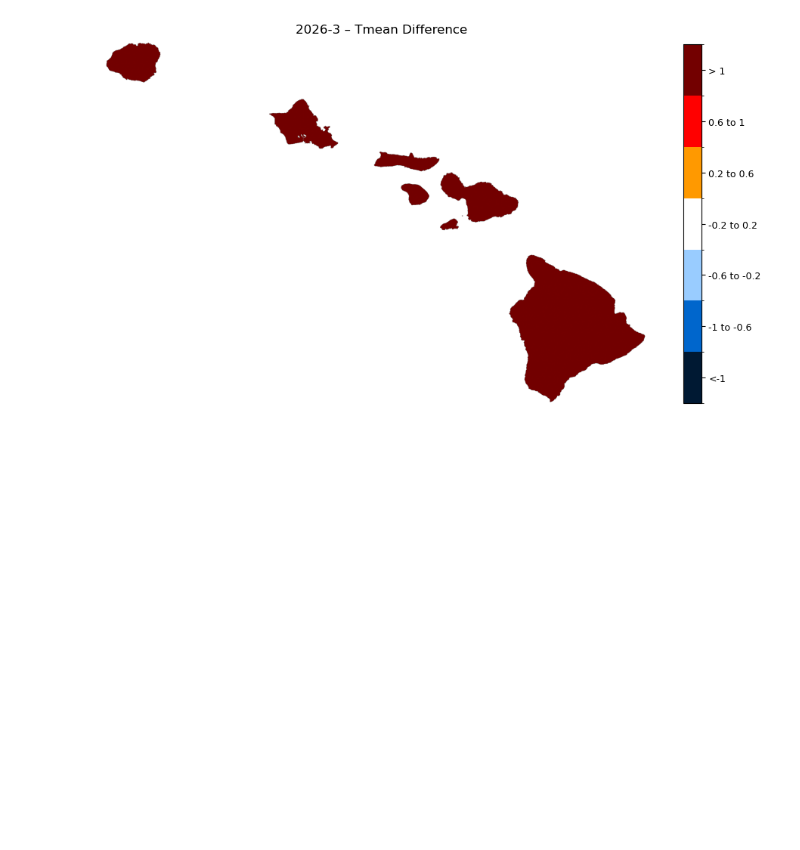
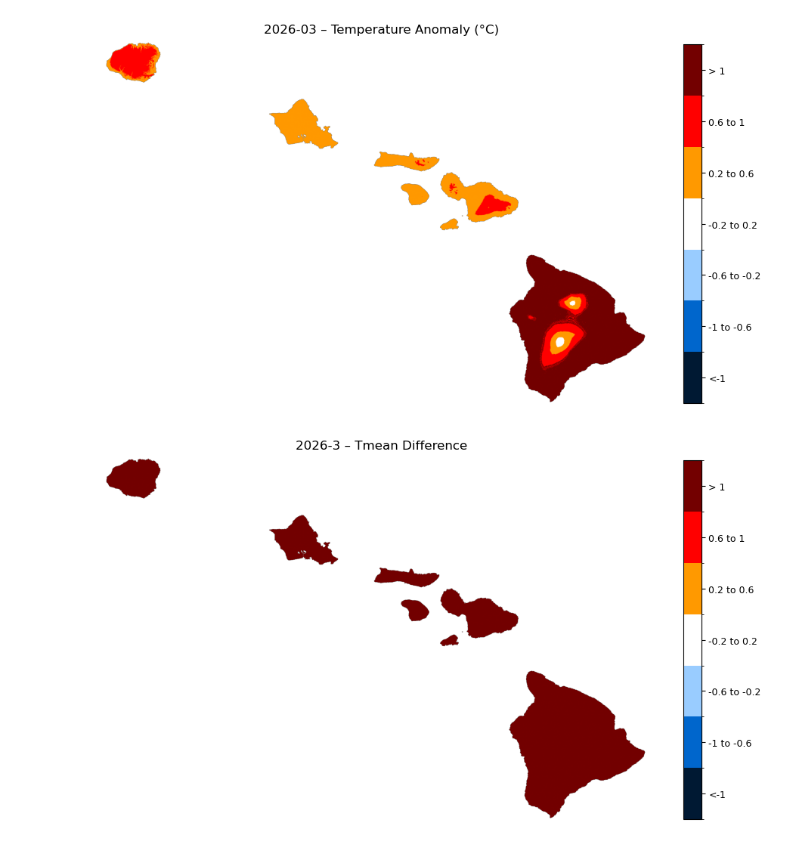
Before and after one commit to cherryleh/climate-summary, a Jupyter notebook: dews-hawaii-app/scripts/temp_category.ipynb, the cells around one changed output. Cells and saved outputs as stored; diff of their text form; code cells hidden in the pictures; blank space fills up the shorter version.

Commit message:
Make map script

```diff
--- a/dews-hawaii-app/scripts/temp_category.ipynb
+++ b/dews-hawaii-app/scripts/temp_category.ipynb
@@ -45 +90,88 @@ with rasterio.open(f"../public/tifs/tmean_diff_{year}_{month:02d}.tif", "w", **m
+# %%
+import os
+import numpy as np
+import rasterio
+import matplotlib.pyplot as plt
+from matplotlib.colors import ListedColormap, BoundaryNorm
+
+# --- Setup ---
+month = 3
+year = '2026'
+dataset = 'temperature'
+local_dep_dir = "/Users/cherryleheu/Documents/dews-hawaii/dews-hawaii-app/scripts/data/dependencies"
+output_dir = "/Users/cherryleheu/Documents/dews-hawaii/dews-hawaii-app/public"
+
+# File Paths
+climo_file = os.path.join(local_dep_dir, f"climo/{dataset}/{dataset}_1991-2020_{month:02d}.tif")
+raster_dir = os.path.join(local_dep_dir, dataset, f"{dataset}_{year}_{month:02d}.tif")
+
+# 1. Read Climatology
+with rasterio.open(climo_file) as src:
+    temp_climo = src.read(1)
+    nodata_climo = src.nodata
+    meta = src.meta.copy()
+
+# 2. Read Current Month
+with rasterio.open(raster_dir) as src:
+    temp_curr = src.read(1)
+    nodata_curr = src.nodata
+    profile = src.profile
+
+# 3. Handle Masks and Calculate Difference
+# Create masks for both (True where data is nodata)
+mask_climo = (temp_climo == nodata_climo)
+mask_curr = (temp_curr == nodata_curr)
+combined_mask = mask_climo | mask_curr
+
+# Convert to float to allow for np.nan
+diff = temp_curr.astype(float) - temp_climo.astype(float)
+diff[combined_mask] = np.nan  # Apply combined mask
+
+# 4. Categorize the Difference
+thresholds = [
+    (-np.inf, -1, "#001933", "<-1"),
+    (-1, -0.6, "#0066CC", "-1 to -0.6"),
+    (-0.6, -0.2, "#99CCFF", "-0.6 to -0.2"),
+    (-0.2, 0.2, "#FFFFFF", "-0.2 to 0.2"),
+    (0.2, 0.6, "#FF9900", "0.2 to 0.6"),
+    (0.6, 1, "#FF0000", "0.6 to 1"),
+    (1, np.inf, "#730000", "> 1"),
+]
+
+# Initialize categorical array with 255 (nodata value for Byte)
+categorical = np.full(diff.shape, 255, dtype=np.uint8)
+
+for i, (low, high, _, _) in enumerate(thresholds):
+    # Using np.nan_to_num logic to safely compare against thresholds
+    mask = (diff > low) & (diff <= high)
+    categorical[mask] = i
+
+# 5. Visualization
+colors = [c for _, _, c, _ in thresholds]
+labels = [l for _, _, _, l in thresholds]
+cmap = ListedColormap(colors)
+norm = BoundaryNorm(np.arange(-0.5, len(colors) + 0.5), len(colors))
+
+plt.figure(figsize=(9, 6))
+# Mask the 255 values so they don't show up in the plot
+categorical_plot = np.ma.masked_where(categorical == 255, categorical)
+
+im = plt.imshow(categorical_plot, cmap=cmap, norm=norm)
+plt.axis("off")
+
+cbar = plt.colorbar(im, fraction=0.03, pad=0.04)
+cbar.set_ticks(range(len(colors)))
+cbar.set_ticklabels(labels)
+cbar.ax.tick_params(labelsize=9)
+
+plt.title(f"{year}-{month:02d} – Temperature Anomaly (°C)")
+plt.tight_layout()
+plt.show()
+
+profile.update(dtype=rasterio.uint8, count=1, compress='lzw', nodata=255)
+output_path = os.path.join(output_dir, "tifs/temperature_diff_cat.tif")
+with rasterio.open(output_path, "w", **profile) as dst:
+    dst.write(categorical, 1)
+# %% [output]
+[figure, added]
 # %%
```
Also changed, not shown: parts of 3 cells of this notebook, 14 other files.
